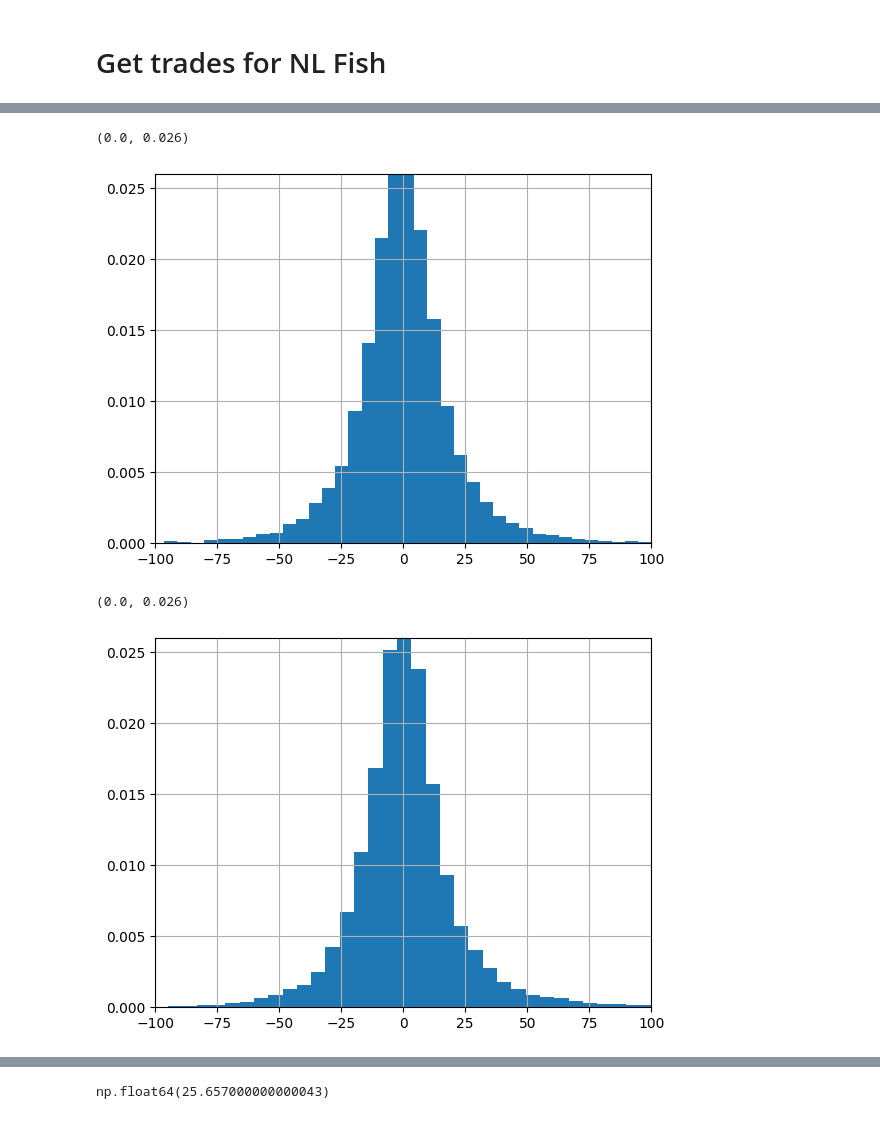
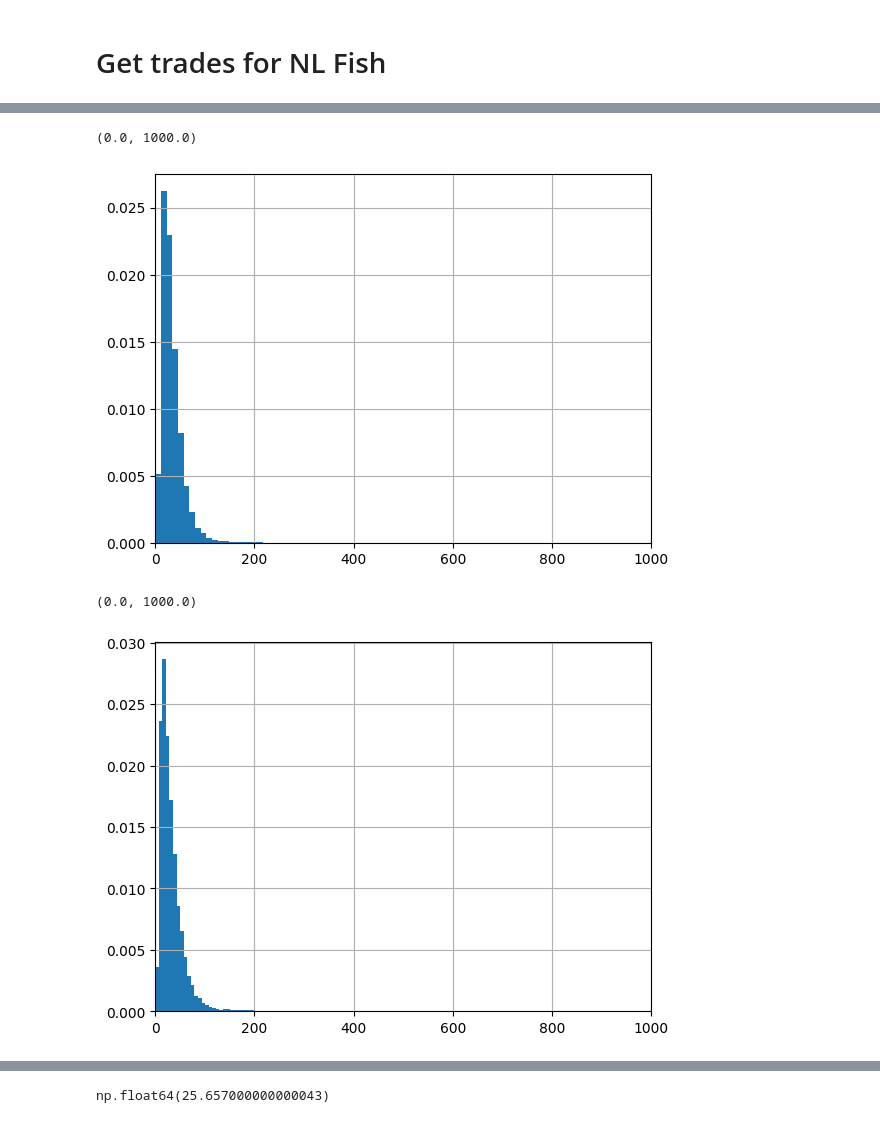
Before and after one commit to dn-aarhus-energy/intradays, a Jupyter notebook: Intraday/notebooks/nl_fish_analytics.ipynb, the cells around one changed output, grey strips where cells are left out. Drawn from its saved outputs; the diff is of its cells as text; code cells hidden in the pictures.

```diff
--- a/Intraday/notebooks/nl_fish_analytics.ipynb
+++ b/Intraday/notebooks/nl_fish_analytics.ipynb
@@ -280,22 +344,24 @@ dk2_high_low = pd.read_csv("/home/dana/development/intradays/Intraday/sources/dk
 # %%
 # Strength of the spot price for NL
-dk1_high_low['spot_strength'] = dk1_high_low['close_price'] - dk1_high_low['dayahead']
+dk1_high_low['spot_strength'] = dk1_high_low['high_price'] - dk1_high_low['low_price']
 ax = plt.gca()
 fig = dk1_high_low['spot_strength'].hist(bins=400, density=True)
-ax.set_xlim([-100, 100])
-ax.set_ylim([0, 0.026])
+ax.set_xlim([0, 1000])
+# ax.set_xlim([-100, 100])
+# ax.set_ylim([0, 0.06])
 # %% [output]
-(0.0, 0.026)
+(0.0, 1000.0)
-[figure, old version]
+[figure, new version]
 # %%
 # Strength of the spot price for NL
-dk2_high_low['spot_strength'] = dk2_high_low['close_price'] - dk2_high_low['dayahead']
+dk2_high_low['spot_strength'] = dk2_high_low['high_price'] - dk2_high_low['low_price']
 ax = plt.gca()
 fig = dk2_high_low['spot_strength'].hist(bins=400, density=True)
-ax.set_xlim([-100, 100])
-ax.set_ylim([0, 0.026])
+ax.set_xlim([0, 1000])
+# ax.set_xlim([-100, 100])
+# ax.set_ylim([0, 0.06])
 # %% [output]
-(0.0, 0.026)
+(0.0, 1000.0)
-[figure, old version]
+[figure, new version]
 # %%
 high_low = pd.read_csv("/tmp/2020_2025_EC_FORECASE_PLUS_PRICE_AND_SPREADS.csv")
```
Also changed, not shown: parts of 20 cells of this notebook, 1 other file.
